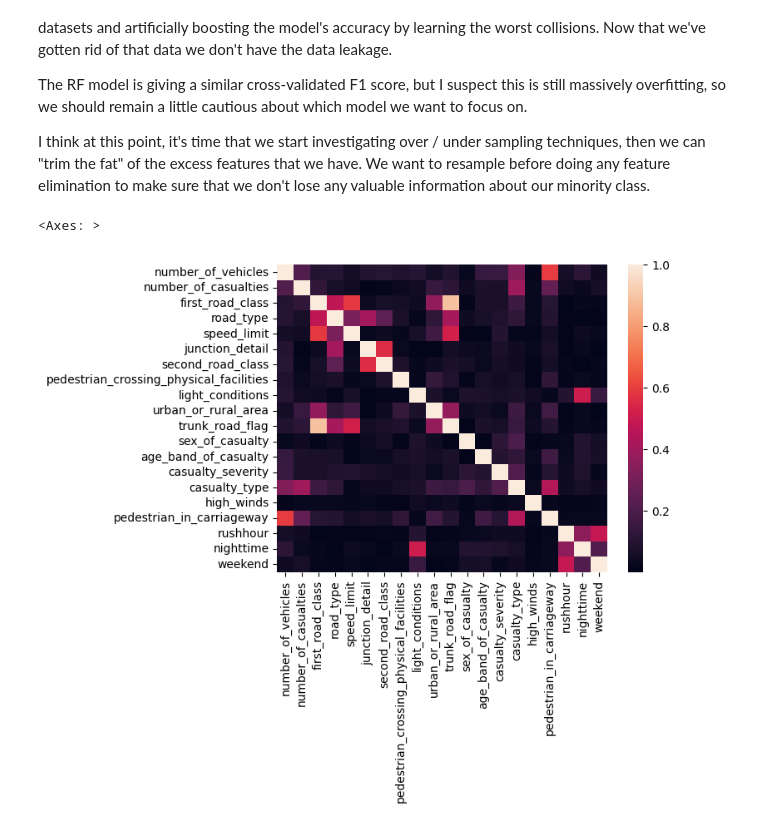
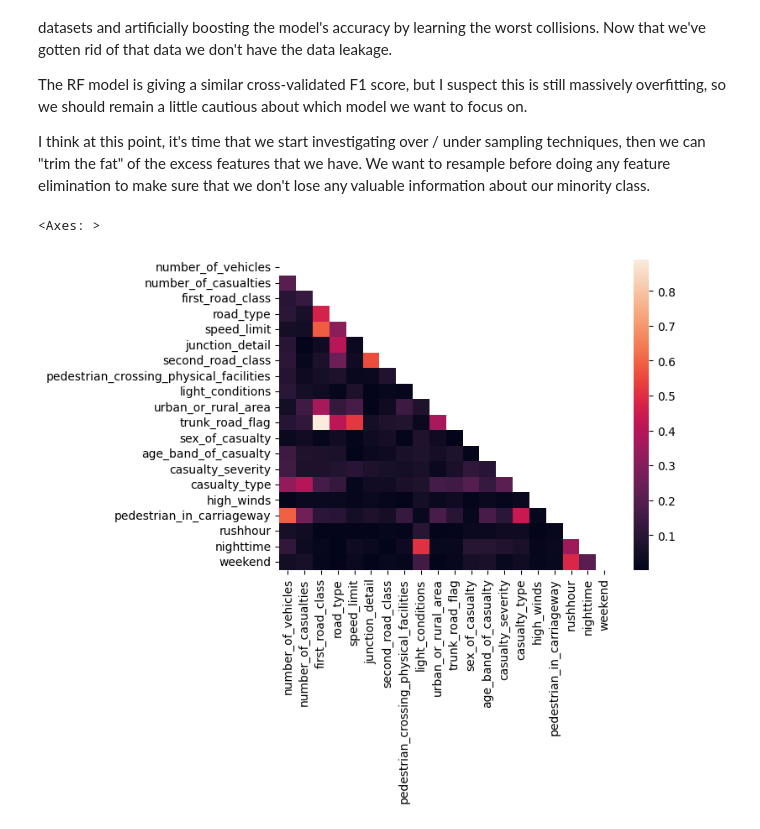
Before and after one commit to EJCassella/STATS19_severity_prediction, a Jupyter notebook: 09 - Modelling Episode II.ipynb, the cells around one changed output. Saved outputs shown, nothing was run; the diff lists cells and outputs as text; code cells hidden in the pictures.

```diff
--- a/09 - Modelling Episode II.ipynb
+++ b/09 - Modelling Episode II.ipynb
@@ -191,7 +191,9 @@ test.to_csv('encoded_test.csv', index=False)
 # %%
 import seaborn as sns
 corr = abs(train.corr())
-sns.heatmap(corr)
+mask=np.triu(np.ones_like(corr, dtype=bool))
+# corr = abs(train.corr())
+sns.heatmap(corr, mask=mask)
 # %% [output]
 <Axes: >
-[figure, old version]
+[figure, new version]
```
Also changed, not shown: 1 other file.
